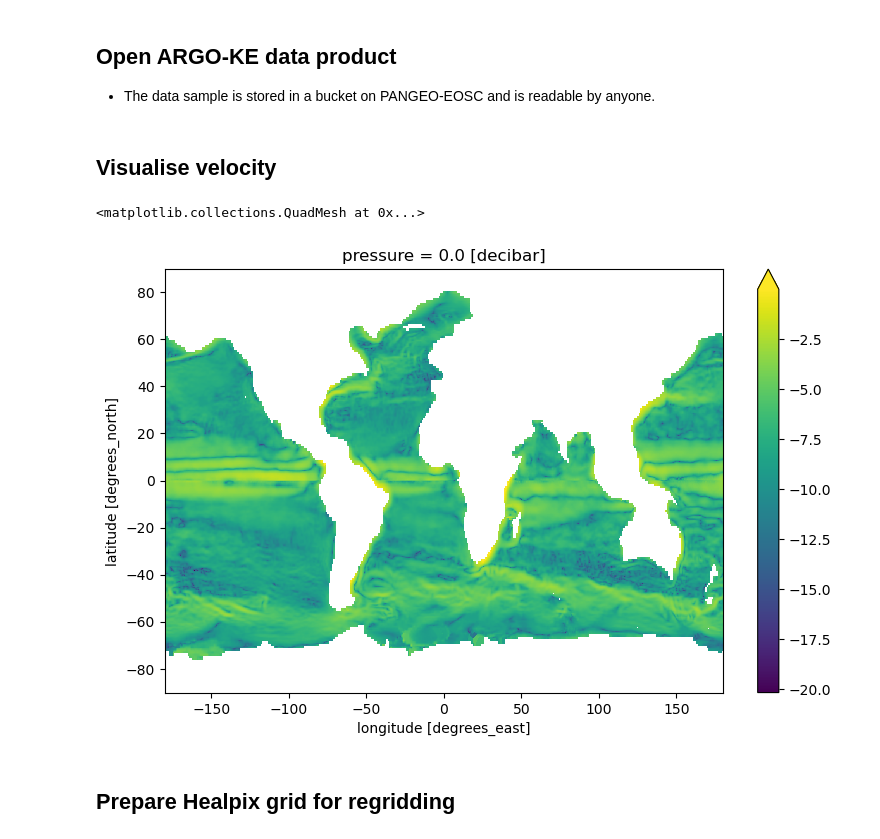
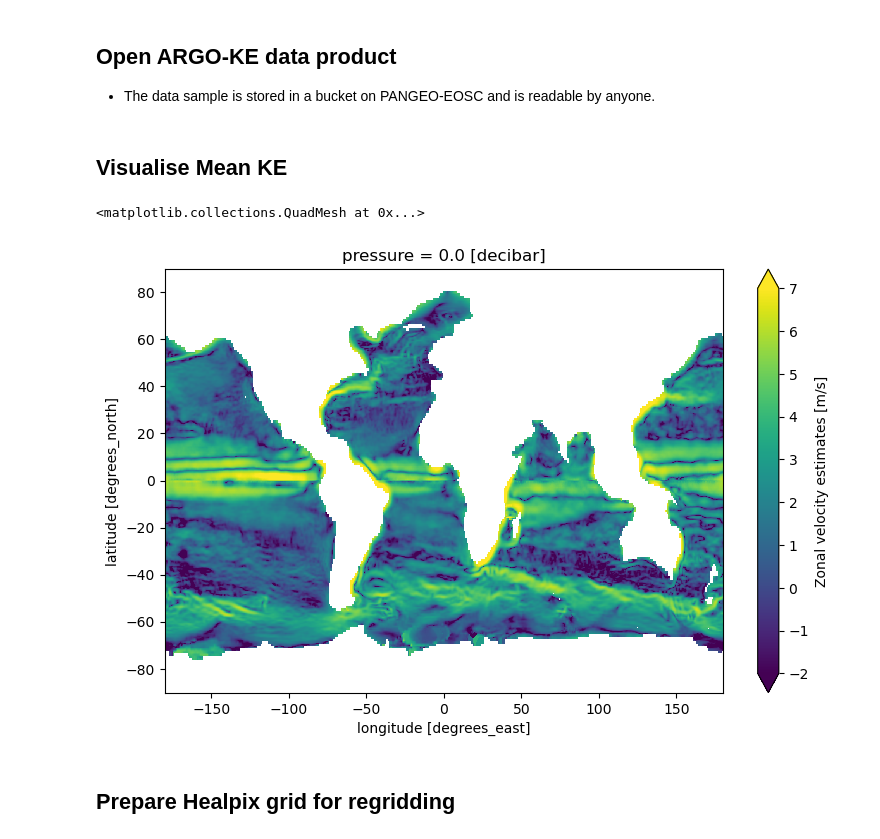
Before and after one commit to tinaok/Hack4RiOMAR, a Jupyter notebook: notebooks/pangeo-argo-KE-regridding.ipynb, the cells around one changed output. Saved outputs shown, nothing was run; the diff lists cells and outputs as text; code cells hidden in the pictures.

```diff
--- a/notebooks/pangeo-argo-KE-regridding.ipynb
+++ b/notebooks/pangeo-argo-KE-regridding.ipynb
@@ -41,7 +42,8 @@ In this notebook, we will:
 import xarray as xr, numpy as np
 import s3fs
 import xdggs
-_ = xr.set_options(display_expand_data=False)
+#_ = xr.set_options(display_expand_data=False)
+_ = xr.set_options(display_expand_data=False, display_expand_attrs=False, keep_attrs=True)
 # %% [markdown]
 ## Open ARGO-KE data product
 - The data sample is stored in a bucket on PANGEO-EOSC and is readable by anyone.
@@ -58,14 +60,14 @@ store_s3 = s3fs.S3Map(
 )
 ds = xr.open_zarr(store_s3, consolidated=True)
 # %% [markdown]
-## Visualise velocity
+## Visualise Mean KE
 # %%
-np.log(0.5 * (ds.u**2 + ds.v**2)).compute().plot(
-    figsize=(9, 5.5), cmap="viridis", vmax=-0.01
+np.log(1e4 * 0.5 * (ds.u**2 + ds.v**2)).compute().plot(
+    figsize=(9, 5.5), cmap="viridis", vmin=-2, vmax=7
 )
 # %% [output]
 <matplotlib.collections.QuadMesh at 0x...>
-[figure, old version]
+[figure, new version]
 # %% [markdown]
 ## Prepare Healpix grid for regridding
 # %%
```
Also changed, not shown: parts of 5 cells of this notebook, 1 other file.
